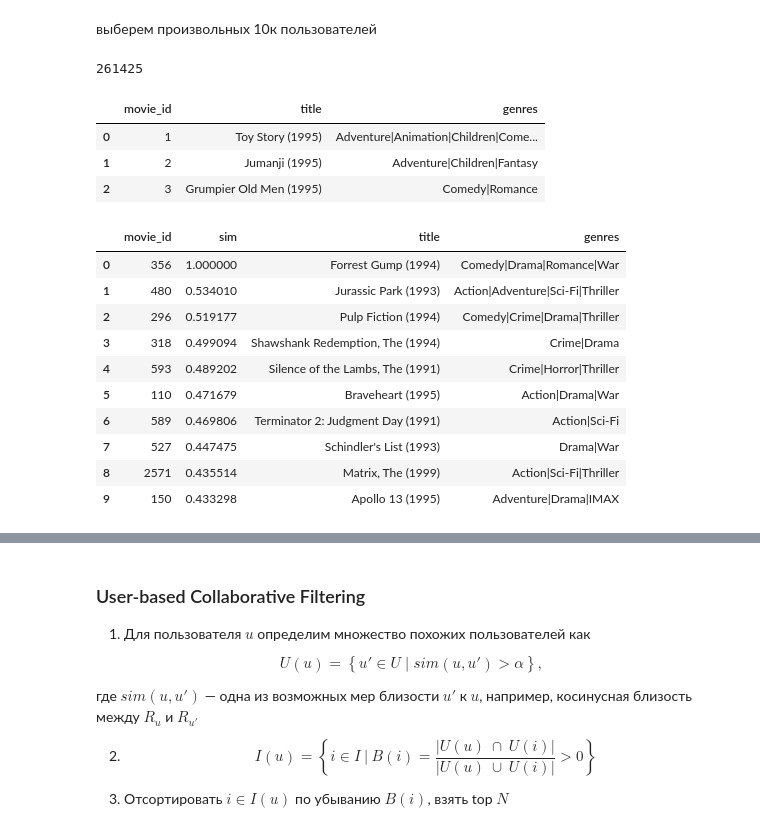
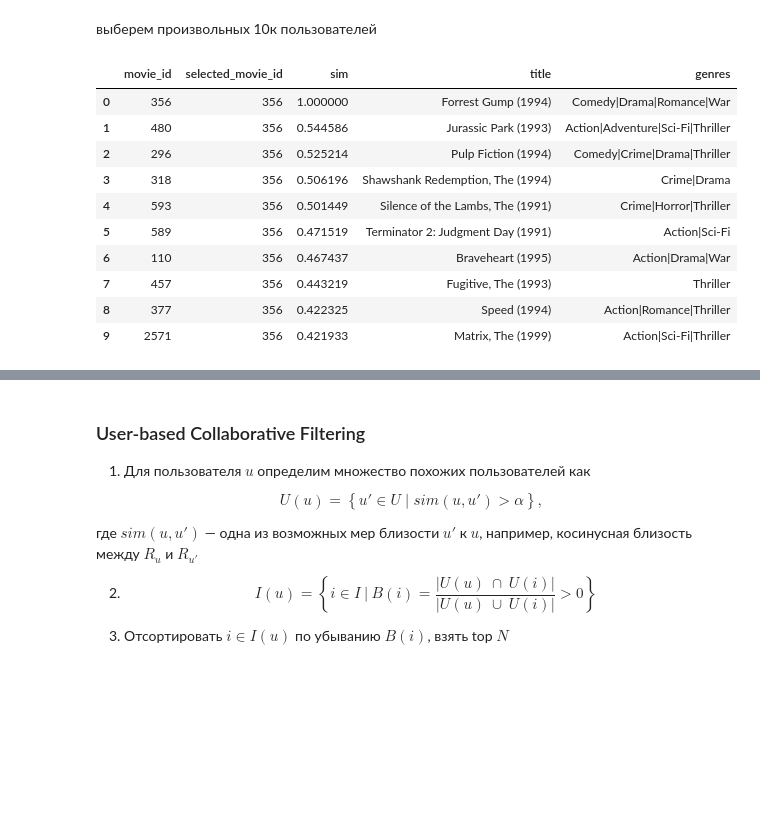
Before and after one commit to bruce-willis/MLBD, a Jupyter notebook: spark_sql/notebooks/spark_sql_examples.ipynb, the cells around one changed output, grey strips where cells are left out. Saved outputs shown, nothing was run; the diff lists cells and outputs as text; code cells hidden in the pictures; blank space fills up the shorter version.

```diff
--- a/spark_sql/notebooks/spark_sql_examples.ipynb
+++ b/spark_sql/notebooks/spark_sql_examples.ipynb
@@ -321,17 +392,7 @@ selected_users = ratings_df \
 ratings_df = ratings_df \
     .join(selected_users, 'user_id')
 # %%
-ratings_df.persist()
-ratings_df.count()
+ratings_df = ratings_df.persist()
-# %% [output]
-261425
 # %%
 movies_df = movies_df.withColumnRenamed("movieId", "movie_id")
-# %%
-movies_df.limit(3).toPandas()
-# %% [output]
-|  | movie_id | title | genres |
-| 0 | 1 | Toy Story (1995) | Adventure|Animation|Children|Come... |
-| 1 | 2 | Jumanji (1995) | Adventure|Children|Fantasy |
-| 2 | 3 | Grumpier Old Men (1995) | Comedy|Romance |
 # %%
@@ -368,17 +435,20 @@ sim = sim_films(ratings_df, movies_df, 356)
-# %%
-sim.toPandas()
-# %% [output]
-|  | movie_id | sim | title | genres |
-| 0 | 356 | 1.000000 | Forrest Gump (1994) | Comedy|Drama|Romance|War |
-| 1 | 480 | 0.534010 | Jurassic Park (1993) | Action|Adventure|Sci-Fi|Thriller |
-| 2 | 296 | 0.519177 | Pulp Fiction (1994) | Comedy|Crime|Drama|Thriller |
-| 3 | 318 | 0.499094 | Shawshank Redemption, The (1994) | Crime|Drama |
-| 4 | 593 | 0.489202 | Silence of the Lambs, The (1991) | Crime|Horror|Thriller |
-| 5 | 110 | 0.471679 | Braveheart (1995) | Action|Drama|War |
-| 6 | 589 | 0.469806 | Terminator 2: Judgment Day (1991) | Action|Sci-Fi |
-| 7 | 527 | 0.447475 | Schindler's List (1993) | Drama|War |
-| 8 | 2571 | 0.435514 | Matrix, The (1999) | Action|Sci-Fi|Thriller |
-| 9 | 150 | 0.433298 | Apollo 13 (1995) | Adventure|Drama|IMAX |
+# %%
+get_similar_films(ratings_df, [356], exclude_self=False) \
+    .join(movies_df, "movie_id") \
+    .sort(F.col('selected_movie_id').desc(), F.col('sim').desc()) \
+    .limit(10).toPandas()
+# %% [output]
+|  | movie_id | selected_movie_id | sim | title | genres |
+| 0 | 356 | 356 | 1.000000 | Forrest Gump (1994) | Comedy|Drama|Romance|War |
+| 1 | 480 | 356 | 0.544586 | Jurassic Park (1993) | Action|Adventure|Sci-Fi|Thriller |
+| 2 | 296 | 356 | 0.525214 | Pulp Fiction (1994) | Comedy|Crime|Drama|Thriller |
+| 3 | 318 | 356 | 0.506196 | Shawshank Redemption, The (1994) | Crime|Drama |
+| 4 | 593 | 356 | 0.501449 | Silence of the Lambs, The (1991) | Crime|Horror|Thriller |
+| 5 | 589 | 356 | 0.471519 | Terminator 2: Judgment Day (1991) | Action|Sci-Fi |
+| 6 | 110 | 356 | 0.467437 | Braveheart (1995) | Action|Drama|War |
+| 7 | 457 | 356 | 0.443219 | Fugitive, The (1993) | Thriller |
+| 8 | 377 | 356 | 0.422325 | Speed (1994) | Action|Romance|Thriller |
+| 9 | 2571 | 356 | 0.421933 | Matrix, The (1999) | Action|Sci-Fi|Thriller |
 # %% [markdown]
 Построим несколько вариантов простой Рекомендательной Системы.
 
```
Also changed, not shown: parts of 43 cells of this notebook.
